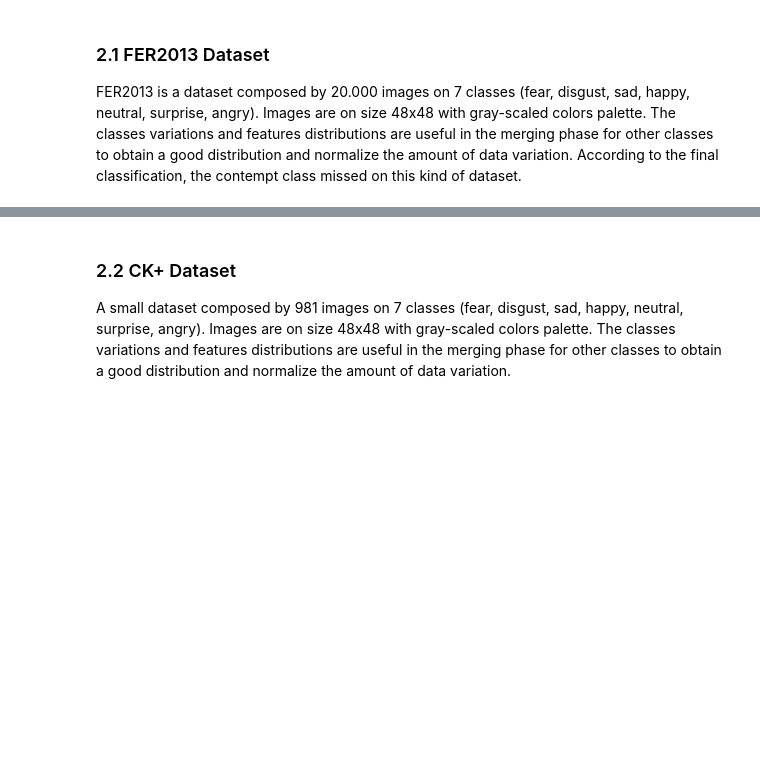
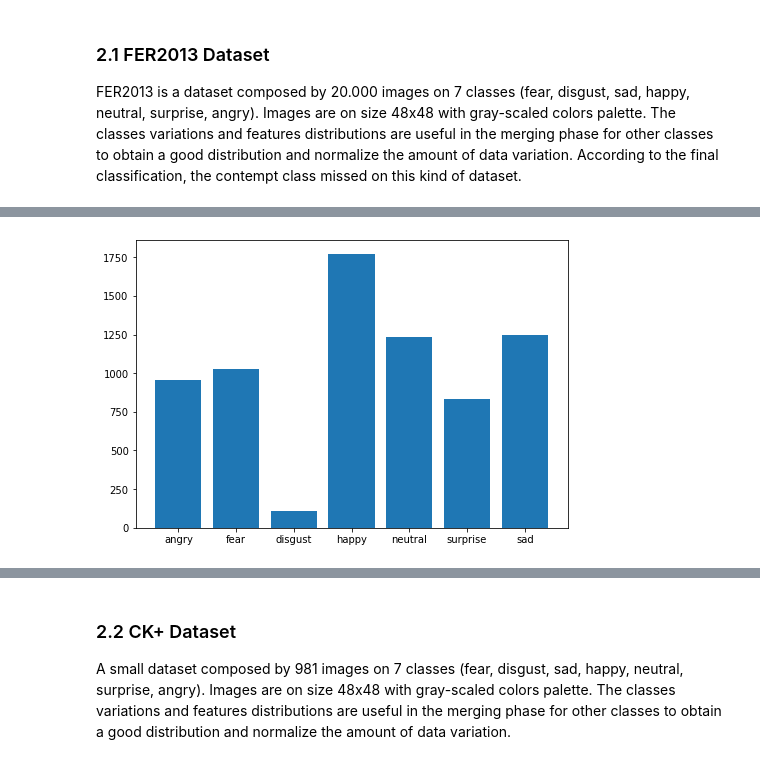
Before and after one commit to kode-git/vfer, a Jupyter notebook: ViT_Face_Emotion_Recognition.ipynb, the cells around one changed output, grey strips where cells are left out. Saved outputs shown, nothing was run; the diff lists cells and outputs as text; code cells hidden in the pictures; blank space fills up the shorter version.

```diff
--- a/ViT_Face_Emotion_Recognition.ipynb
+++ b/ViT_Face_Emotion_Recognition.ipynb
@@ -136,0 +208,10 @@ data_dir_fer= '/content/drive/My Drive/Datasets/FER-2013/'
+# %%
+fig = plt.figure()
+ax = fig.add_axes([0,0,1,1])
+langs = fer_classes_v
+count_dict_ferv = iw.counter_samples_on_class(data_val_fer)
+x_2 = [count_dict_ferv[cl] for cl in count_dict_ferv.keys()]
+ax.bar(langs, x_2)
+plt.show()
+# %% [output]
+[figure, added]
```
Also changed, not shown: parts of 34 cells of this notebook.
